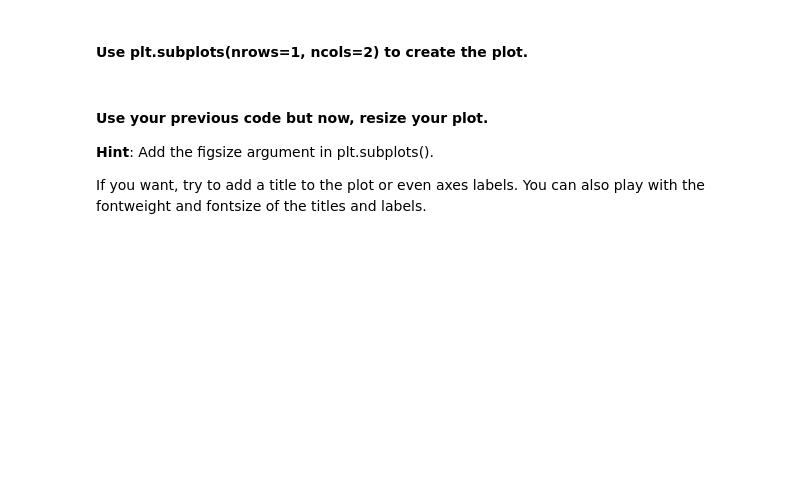
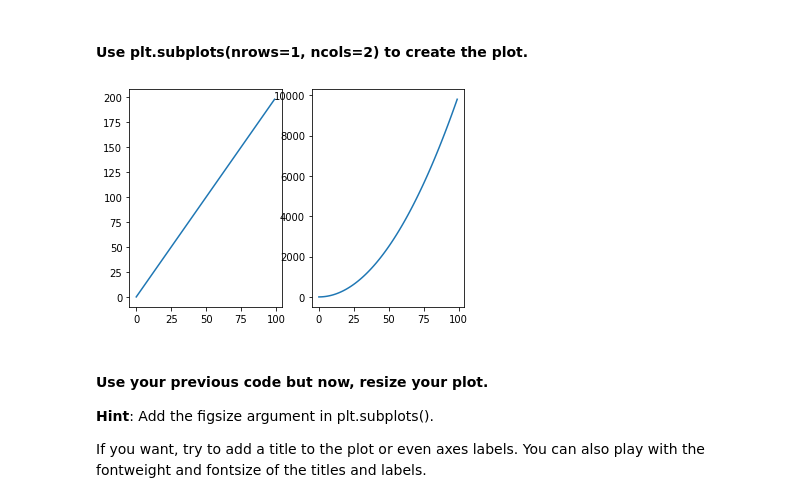
Before and after one commit to ta-datapt-bcn/lab-matplotlib-seaborn, a Jupyter notebook: your-code/main.ipynb, the cells around one changed output. Saved outputs shown, nothing was run; the diff lists cells and outputs as text; code cells hidden in the pictures; blank space fills up the shorter version.

```diff
--- a/your-code/main.ipynb
+++ b/your-code/main.ipynb
@@ -32,3 +42,11 @@ Also, play around with the linewidth and style. Use the ones you're most happy w
+# %%
+# Method 2
+fig, [ax1, ax2] = plt.subplots(1,2)
+ax1.plot(x, y)
+ax2.plot(x, z)
+plt.show()
+# %% [output]
+[figure, added]
 # %% [markdown]
 #### Use your previous code but now, resize your plot.
 **Hint**: Add the figsize argument in plt.subplots().
```
Also changed, not shown: parts of 67 cells of this notebook, 2 other files.
